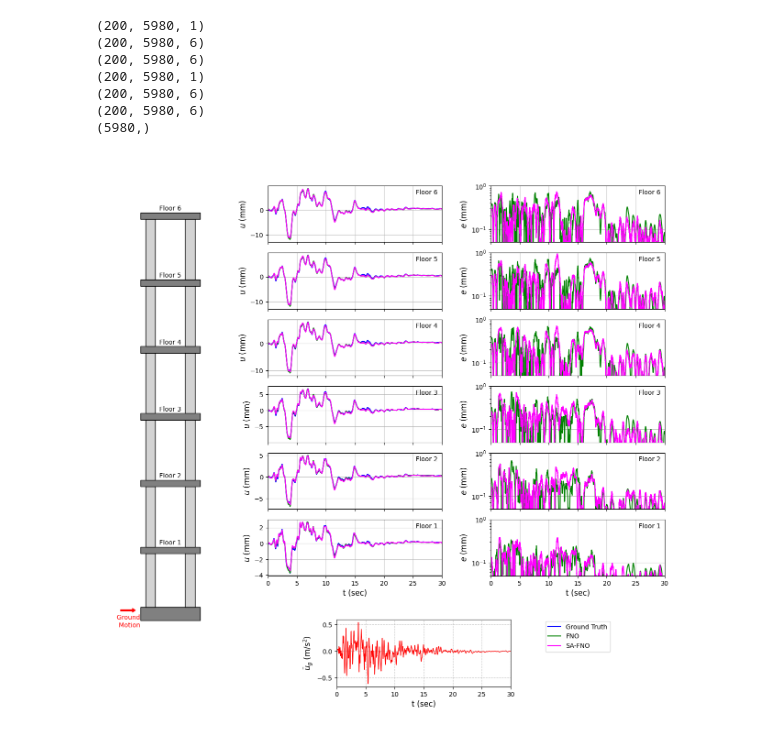
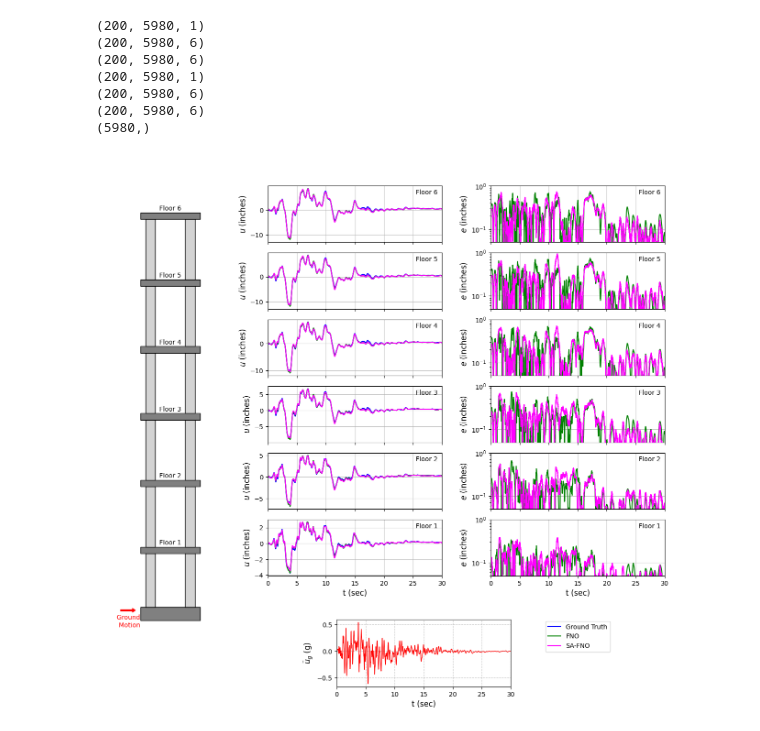
Before and after one commit to Centrum-IntelliPhysics/Neural-Operators-for-Natural-Hazards, a Jupyter notebook: earthquake/plotting_fno_safno.ipynb, the cells around one changed output. Saved outputs shown, nothing was run; the diff lists cells and outputs as text; code cells hidden in the pictures.

```diff
--- a/earthquake/plotting_fno_safno.ipynb
+++ b/earthquake/plotting_fno_safno.ipynb
@@ -114,7 +114,7 @@ ax_header2.axis('off')
 # Modified ground motion plot
 ax0_solver1 = fig.add_subplot(gs[7, 1])
 ax0_solver1.plot(t, input_data, 'red', linewidth=1)
-ax0_solver1.set_ylabel(r'$\"u_g$ (m/s$^2$)')
+ax0_solver1.set_ylabel(r'$\"u_g$ (g)')
 ax0_solver1.set_xlabel('t (sec)')
 ax0_solver1.grid(True, linestyle='--', alpha=0.7)
 ax0_solver1.set_xlim([0, t[-1]])
@@ -133,7 +133,7 @@ for i in range(6):
     ax_s1.plot(t, y_test[i], color='blue', linewidth=1.5)
     ax_s1.plot(t, y_pred_solver1[i], '-', color='green', linewidth=1.5)
     ax_s1.plot(t, y_pred_solver2[i], '-', color='magenta', linewidth=1.5)
-    ax_s1.set_ylabel(r'$u$ (mm)')
+    ax_s1.set_ylabel(r'$u$ (inches)')
     # Add floor number inside the plot
     #ax_s1.text(0.02, 0.85, f'Floor {i+1}', transform=ax_s1.transAxes)
     # Add figure number
@@ -150,34 +150,34 @@ for i in range(6):
     ax_s2 = fig.add_subplot(gs[6-i, 2])
     ax_s2.plot(t, y_solver1_error[i], '-', color='green', linewidth=1.5, label='FNO')
     ax_s2.plot(t, y_solver2_error[i], '-', color='magenta', linewidth=1.5, label='SA-FNO')
-    ax_s2.set_ylabel(r'$e$ (mm)')
+    ax_s2.set_ylabel(r'$e$ (inches)')
     ax_s2.text(0.85, 0.85, f'Floor {i+1}', transform=ax_s2.transAxes)
     ax_s2.grid(True, linestyle='-', alpha=0.7)
     ax_s2.set_yscale('log')
     ax_s2.set_xlim([0, t[-1]])
 
     max_error = max(np.max(y_solver1_error[i]), np.max(y_solver2_error[i]))
     upper_limit = 10 ** np.ceil(np.log10(max_error))
     lower_limit = 5*upper_limit * 10**-2
     ax_s2.set_ylim([lower_limit, upper_limit])
 
     if i != 0:
         ax_s2.set_xticklabels([])
     else:
         ax_s2.set_xlabel('t (sec)')
 
 # Adjust the layout
 plt.subplots_adjust(top=0.95, bottom=0.05, left=0.1, right=0.95)
 
 pos_solver1 = ax0_solver1.get_position()
 ax0_solver1.set_position([pos_solver1.x0 +0.1, pos_solver1.y0 - 0.06, pos_solver1.width, pos_solver1.height])
 pos_legend = ax_legend.get_position()
 ax_legend.set_position([pos_legend.x0, pos_legend.y0 - 0.03, pos_legend.width, pos_legend.height])
 
 pos_building = ax_building.get_position()
 ax_building.set_position([pos_building.x0 + 0.03, pos_building.y0, pos_building.width, pos_building.height])
 
 plt.savefig('eq_response_fno_sa-fno.pdf', format='pdf', dpi=300, bbox_inches='tight')
 plt.show()
 # %% [output]
-[figure, old version]
+[figure, new version]
```
Also changed, not shown: 9 other files.
